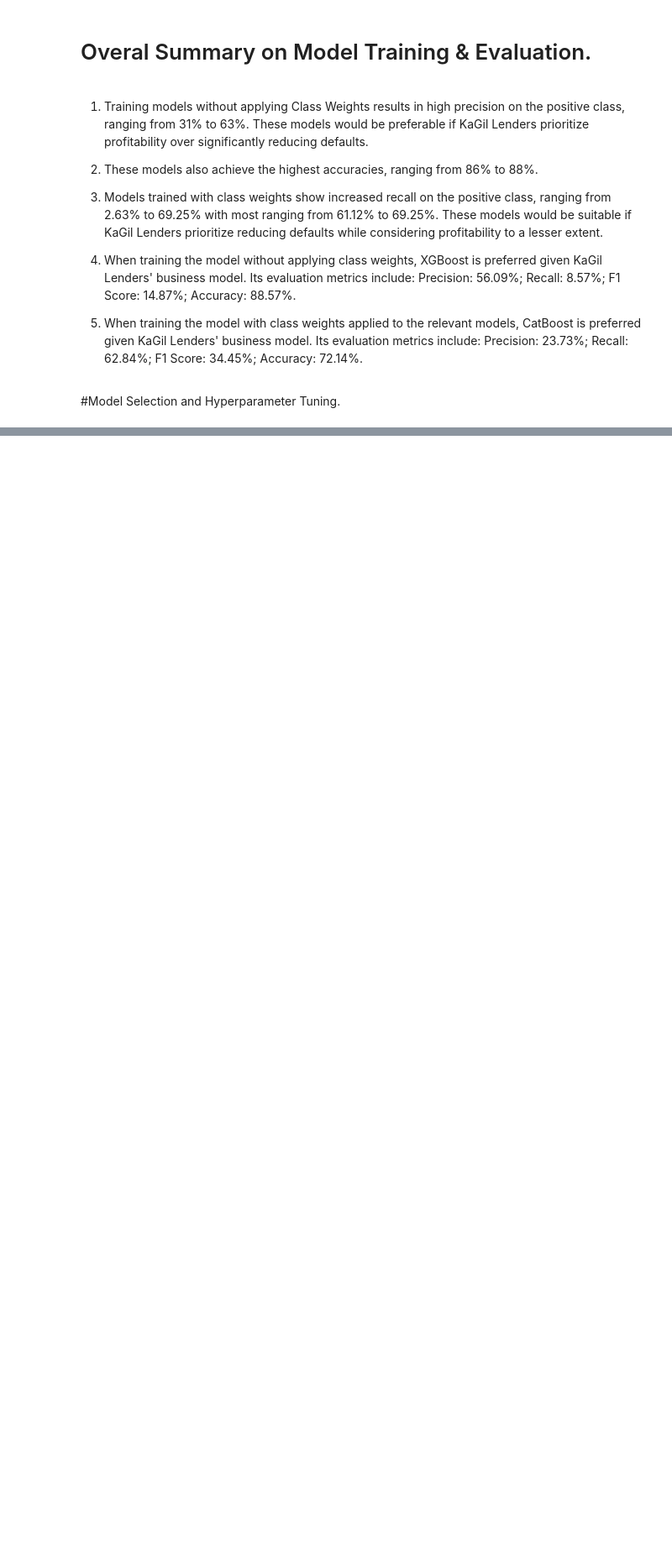
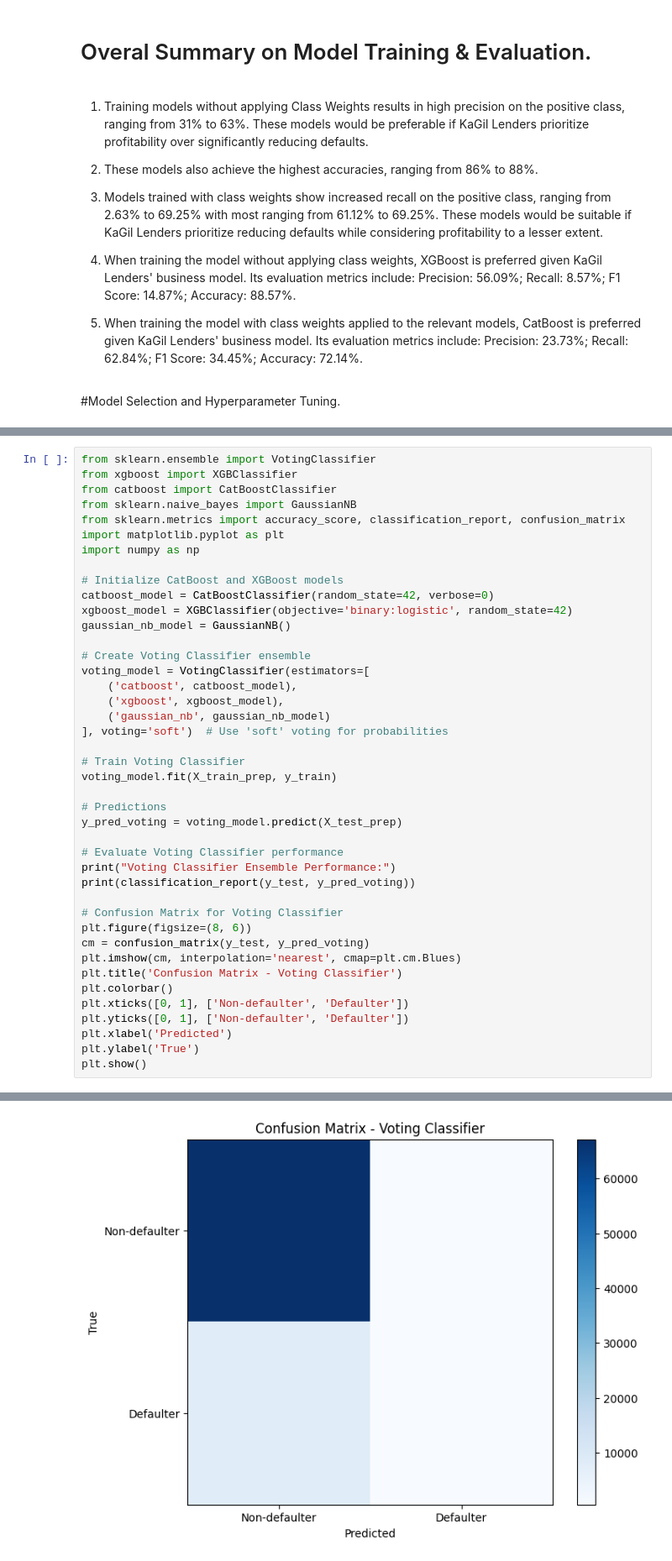
Before and after one commit to KamauGilbert/loan_default_prediction_model, a Jupyter notebook: assets/python_notebook/loan_default_pred_model.ipynb, the cells around one changed output, grey strips where cells are left out. Shown at 84% size. Cells and saved outputs as stored; diff of their text form; blank space fills up the shorter version.

```diff
--- a/assets/python_notebook/loan_default_pred_model.ipynb
+++ b/assets/python_notebook/loan_default_pred_model.ipynb
@@ -1790,0 +1796,43 @@ It also has the second highest accuracy at 72.14% after Random Forest at 88.49%.
+# %%
+from sklearn.ensemble import VotingClassifier
+from xgboost import XGBClassifier
+from catboost import CatBoostClassifier
+from sklearn.naive_bayes import GaussianNB
+from sklearn.metrics import accuracy_score, classification_report, confusion_matrix
+import matplotlib.pyplot as plt
+import numpy as np
+
+# Initialize CatBoost and XGBoost models
+catboost_model = CatBoostClassifier(random_state=42, verbose=0)
+xgboost_model = XGBClassifier(objective='binary:logistic', random_state=42)
+gaussian_nb_model = GaussianNB()
+
+# Create Voting Classifier ensemble
+voting_model = VotingClassifier(estimators=[
+    ('catboost', catboost_model),
+    ('xgboost', xgboost_model),
+    ('gaussian_nb', gaussian_nb_model)
+], voting='soft')  # Use 'soft' voting for probabilities
+
+# Train Voting Classifier
+voting_model.fit(X_train_prep, y_train)
+
+# Predictions
+y_pred_voting = voting_model.predict(X_test_prep)
+
+# Evaluate Voting Classifier performance
+print("Voting Classifier Ensemble Performance:")
+print(classification_report(y_test, y_pred_voting))
+
+# Confusion Matrix for Voting Classifier
+plt.figure(figsize=(8, 6))
+cm = confusion_matrix(y_test, y_pred_voting)
+plt.imshow(cm, interpolation='nearest', cmap=plt.cm.Blues)
+plt.title('Confusion Matrix - Voting Classifier')
+plt.colorbar()
+plt.xticks([0, 1], ['Non-defaulter', 'Defaulter'])
+plt.yticks([0, 1], ['Non-defaulter', 'Defaulter'])
+plt.xlabel('Predicted')
+plt.ylabel('True')
+plt.show()
+# %% [output]
@@ -1790,0 +1848 @@ It also has the second highest accuracy at 72.14% after Random Forest at 88.49%.
+[figure, added]
```
Also changed, not shown: parts of 21 cells of this notebook.
